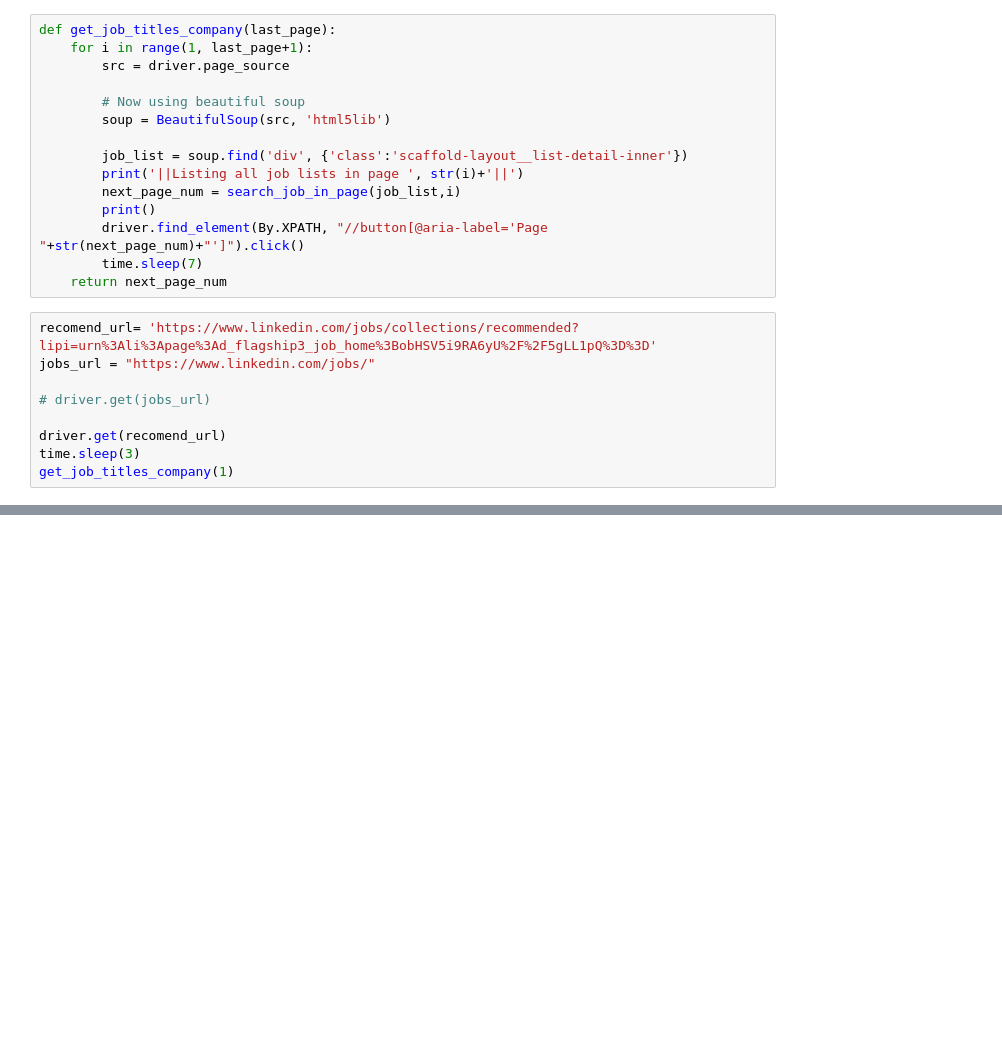
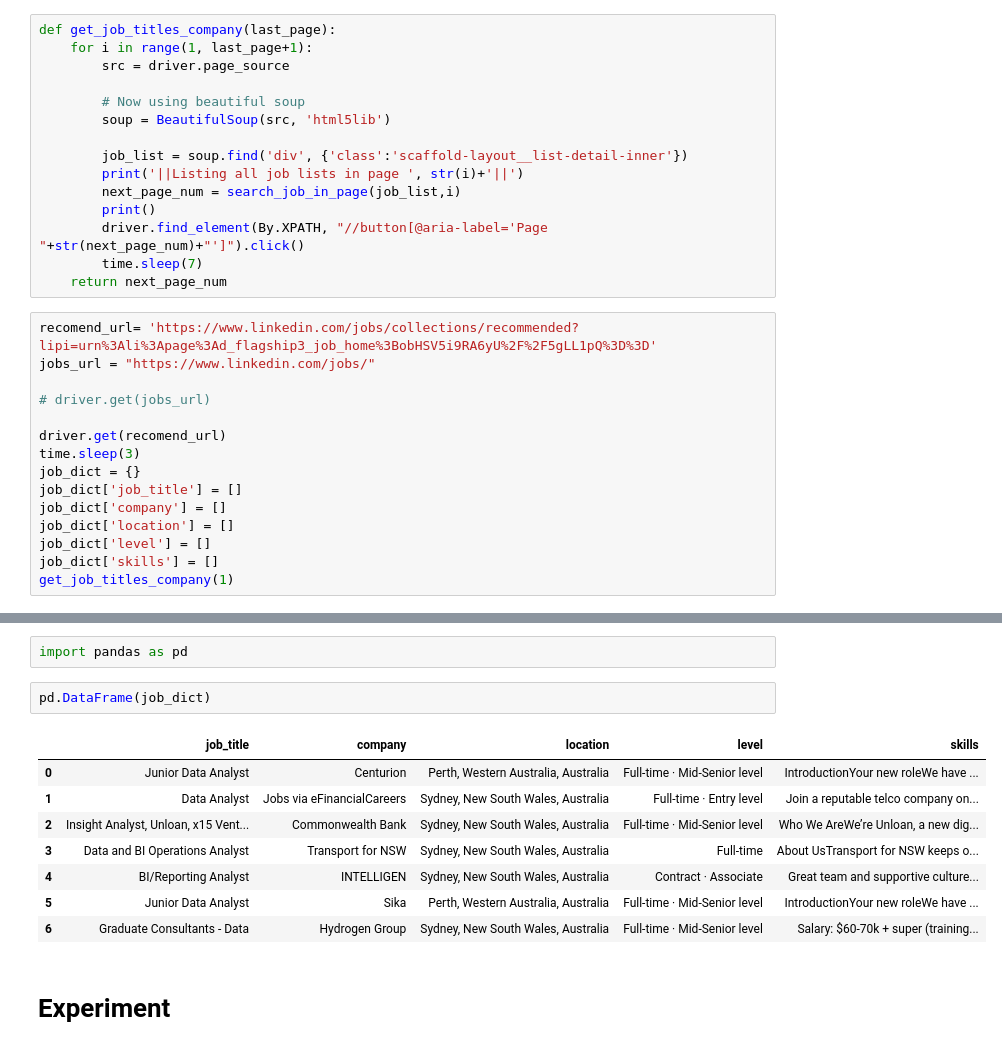
Before and after one commit to BrianLoe/webscraping, a Jupyter notebook: job_search/job_linkedin.ipynb, the cells around one changed output, grey strips where cells are left out. Drawn from its saved outputs; the diff is of its cells as text; blank space fills up the shorter version.

```diff
--- a/job_search/job_linkedin.ipynb
+++ b/job_search/job_linkedin.ipynb
@@ -95,6 +116,12 @@ jobs_url = "https://www.linkedin.com/jobs/"
 
 driver.get(recomend_url)
 time.sleep(3)
+job_dict = {}
+job_dict['job_title'] = []
+job_dict['company'] = []
+job_dict['location'] = []
+job_dict['level'] = []
+job_dict['skills'] = []
 get_job_titles_company(1)
 # %% [output]
 ||Listing all job lists in page  1||
@@ -144,0 +165,15 @@ print(response["choices"][0]["message"]["content"])
+# %%
+import pandas as pd
+# %%
+pd.DataFrame(job_dict)
+# %% [output]
+|  | job_title | company | location | level | skills |
+| 0 | Junior Data Analyst | Centurion | Perth, Western Australia, Australia | Full-time · Mid-Senior level | IntroductionYour new roleWe have ... |
+| 1 | Data Analyst | Jobs via eFinancialCareers | Sydney, New South Wales, Australia | Full-time · Entry level | Join a reputable telco company on... |
+| 2 | Insight Analyst, Unloan, x15 Vent... | Commonwealth Bank | Sydney, New South Wales, Australia | Full-time · Mid-Senior level | Who We AreWe’re Unloan, a new dig... |
+| 3 | Data and BI Operations Analyst | Transport for NSW | Sydney, New South Wales, Australia | Full-time | About UsTransport for NSW keeps o... |
+| 4 | BI/Reporting Analyst | INTELLIGEN | Sydney, New South Wales, Australia | Contract · Associate | Great team and supportive culture... |
+| 5 | Junior Data Analyst | Sika | Perth, Western Australia, Australia | Full-time · Mid-Senior level | IntroductionYour new roleWe have ... |
+| 6 | Graduate Consultants - Data | Hydrogen Group | Sydney, New South Wales, Australia | Full-time · Mid-Senior level | Salary: $60-70k + super (training... |
+# %% [markdown]
+# Experiment
```
Also changed, not shown: parts of 13 cells of this notebook.
